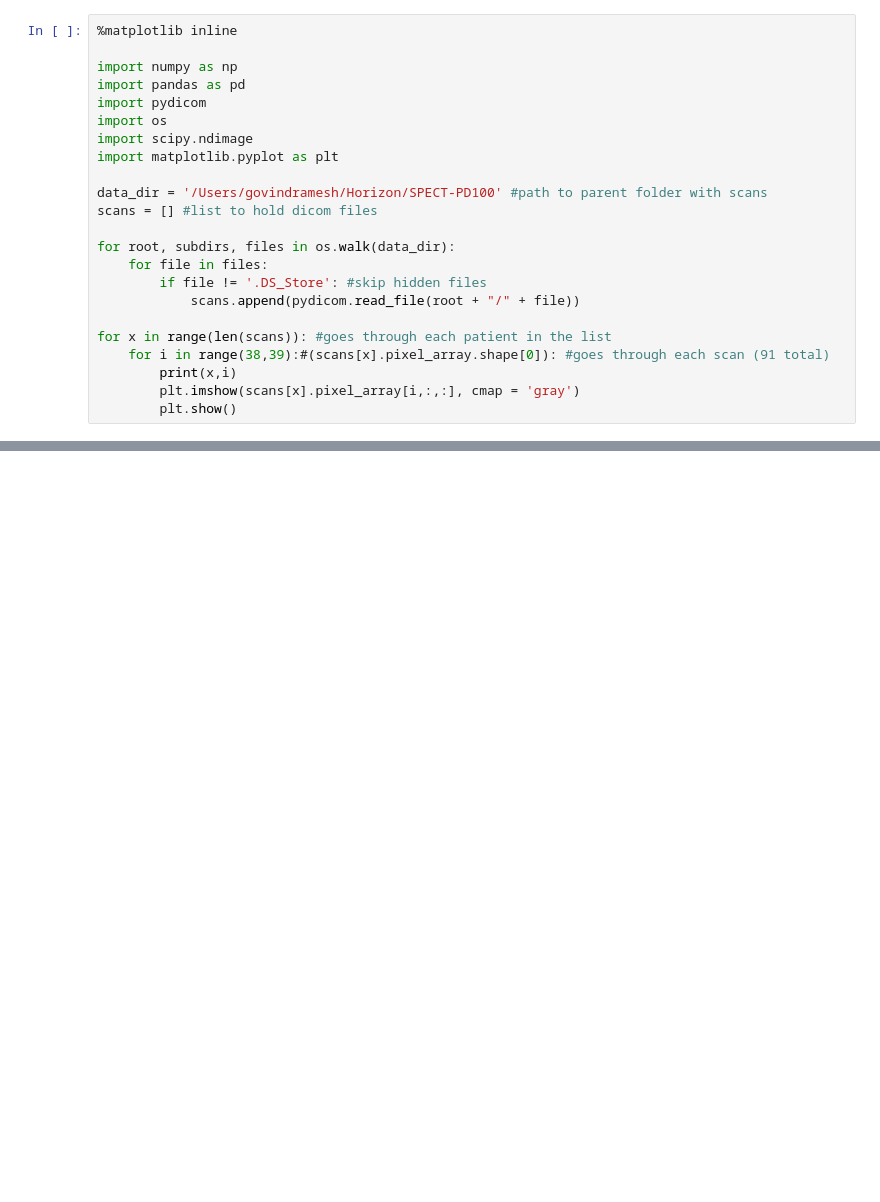
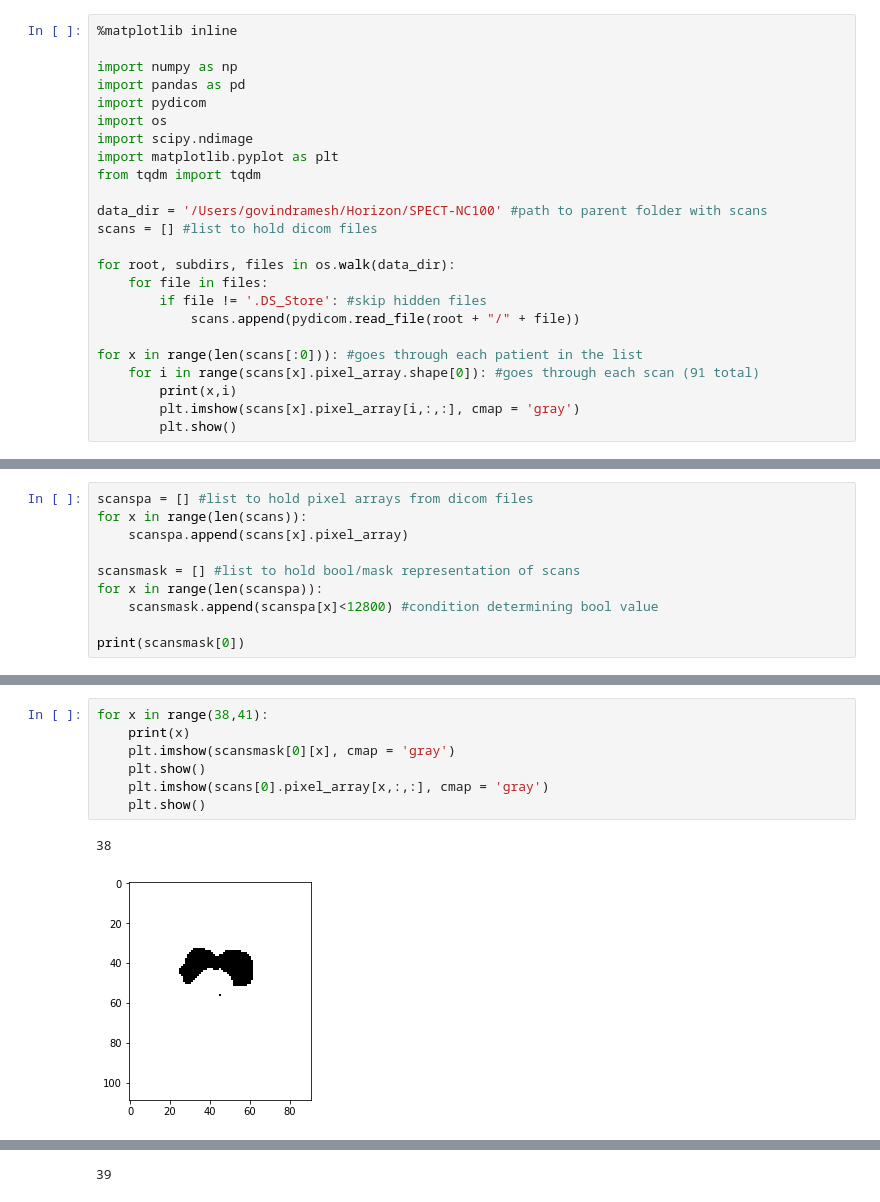
Before and after one commit to govindramesh/PD-3DCNN, a Jupyter notebook: PD-3DCNN.ipynb, the cells around one changed output, grey strips where cells are left out. Saved outputs shown, nothing was run; the diff lists cells and outputs as text; blank space fills up the shorter version.

```diff
--- a/PD-3DCNN.ipynb
+++ b/PD-3DCNN.ipynb
@@ -7,8 +7,9 @@ import pydicom
 import os
 import scipy.ndimage
 import matplotlib.pyplot as plt
+from tqdm import tqdm
 
-data_dir = '/Users/govindramesh/Horizon/SPECT-PD100' #path to parent folder with scans
+data_dir = '/Users/govindramesh/Horizon/SPECT-NC100' #path to parent folder with scans
 scans = [] #list to hold dicom files
 
 for root, subdirs, files in os.walk(data_dir):
@@ -16,8 +17,8 @@ for root, subdirs, files in os.walk(data_dir):
         if file != '.DS_Store': #skip hidden files
             scans.append(pydicom.read_file(root + "/" + file))
 
-for x in range(len(scans)): #goes through each patient in the list
-    for i in range(38,39):#(scans[x].pixel_array.shape[0]): #goes through each scan (91 total)
+for x in range(len(scans[:0])): #goes through each patient in the list
+    for i in range(scans[x].pixel_array.shape[0]): #goes through each scan (91 total)
         print(x,i)
         plt.imshow(scans[x].pixel_array[i,:,:], cmap = 'gray')
         plt.show()
@@ -37,0 +25,10 @@ for x in range(len(scans)): #goes through each patient in the list
+# %%
+scanspa = [] #list to hold pixel arrays from dicom files
+for x in range(len(scans)):
+    scanspa.append(scans[x].pixel_array)
+
+scansmask = [] #list to hold bool/mask representation of scans
+for x in range(len(scanspa)):
+    scansmask.append(scanspa[x]<12800) #condition determining bool value
+
+print(scansmask[0])
@@ -37,0 +53,10 @@ for x in range(len(scans)): #goes through each patient in the list
+# %%
+for x in range(38,41):
+    print(x)
+    plt.imshow(scansmask[0][x], cmap = 'gray')
+    plt.show()
+    plt.imshow(scans[0].pixel_array[x,:,:], cmap = 'gray')
+    plt.show()
+# %% [output]
+38
+[figure, added]
@@ -37,0 +64 @@ for x in range(len(scans)): #goes through each patient in the list
+39
```
Also changed, not shown: parts of 6 cells of this notebook.
